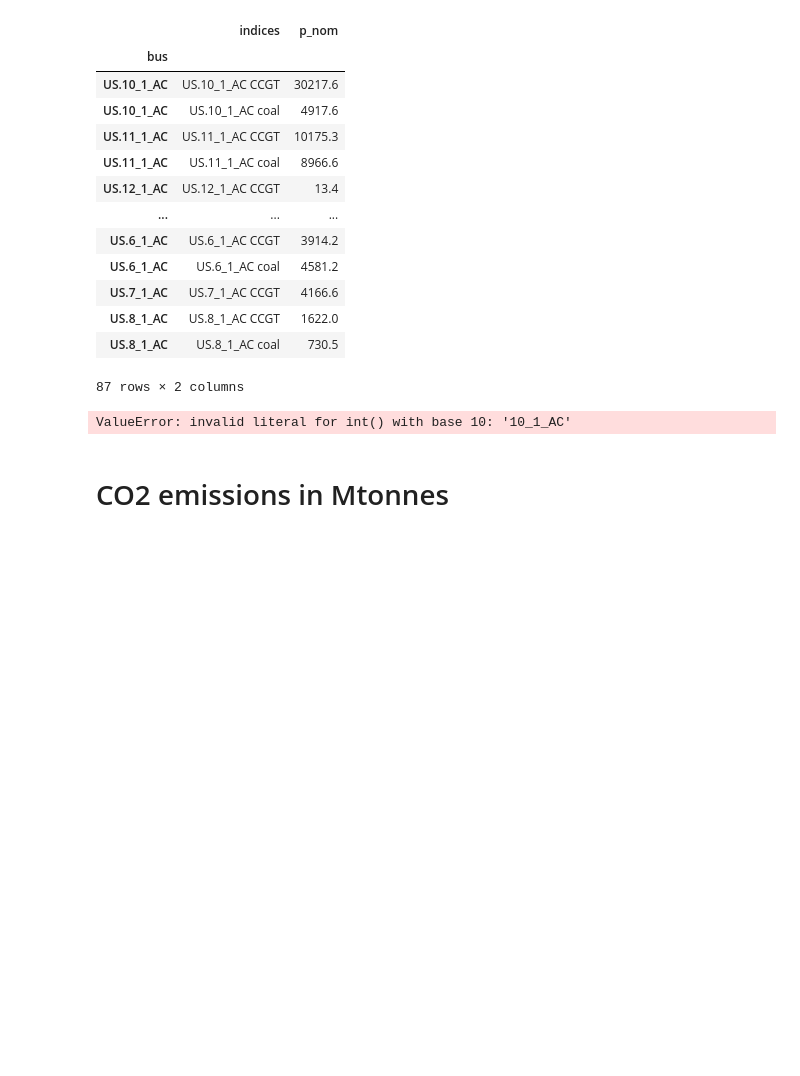
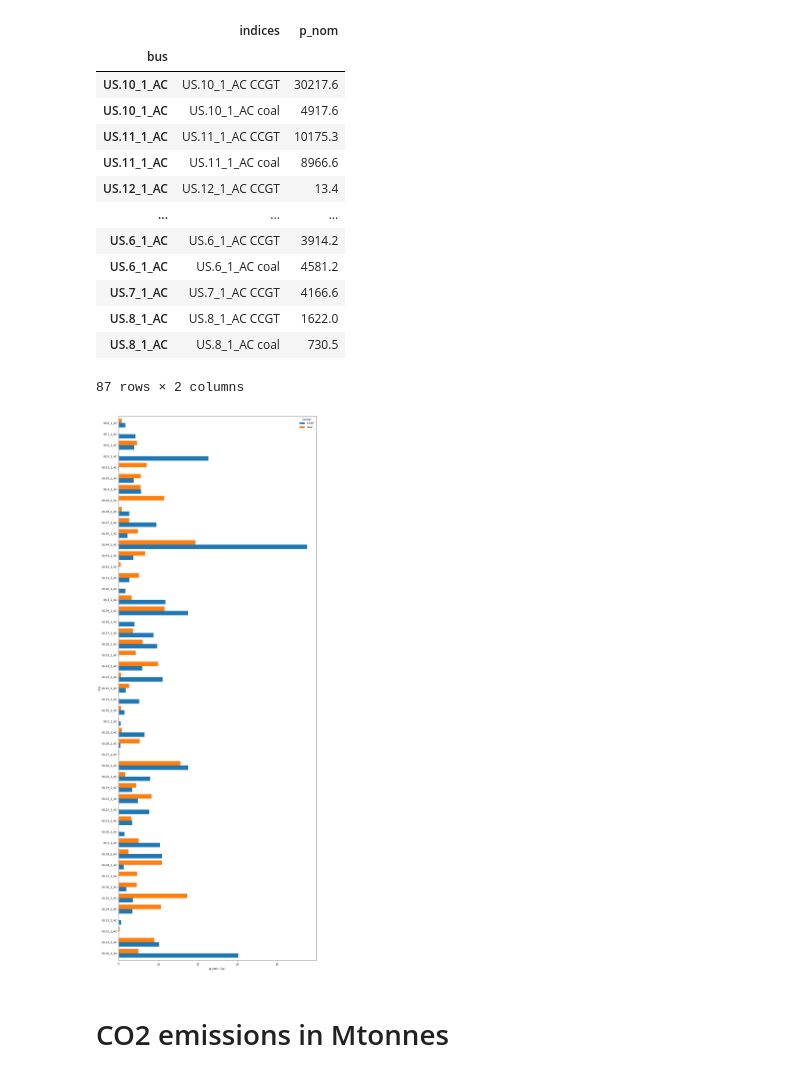
Before and after one commit to open-energy-transition/geothermal-modelling, a Jupyter notebook: analysis/notebooks/Analysis_PE.ipynb, the cells around one changed output. Cells and saved outputs as stored; diff of their text form; code cells hidden in the pictures; blank space fills up the shorter version.

```diff
--- a/analysis/notebooks/Analysis_PE.ipynb
+++ b/analysis/notebooks/Analysis_PE.ipynb
@@ -661,21 +670,22 @@ DataFrameGroupBy.apply operated on the grouping columns. This behavior is deprec
 87 rows × 2 columns
 # %%
 summary = coal_gas_plants.groupby(['bus', 'carrier'])['p_nom'].sum().div(1e3).unstack(fill_value=0)
-summary = summary.reindex(sorted(summary.index, key=lambda x: int(x[3:])), axis=0)
+summary.reindex(sorted(summary.index, key=lambda x: (x[3:])),axis=0)
+# summary = summary.reindex(sorted(summary.index, key=lambda x: int(x[3:])), axis=0)
 
 summary.plot(kind='barh', figsize=(12, 30), width=0.8)
 
 plt.xlabel('p_nom (GW)')
 plt.ylabel('bus')
 plt.legend(title='Carrier')
 plt.xticks(rotation=45)
 plt.tight_layout()
 
 plt.show()
 
 #fig.savefig('../plots/coal_ccgt_comparison.pdf', dpi=1000)
 # %% [output]
-ValueError: invalid literal for int() with base 10: '10_1_AC'
+[figure, added]
 # %% [markdown]
 # CO2 emissions in Mtonnes
 # %%
```
Also changed, not shown: parts of 18 cells of this notebook.
